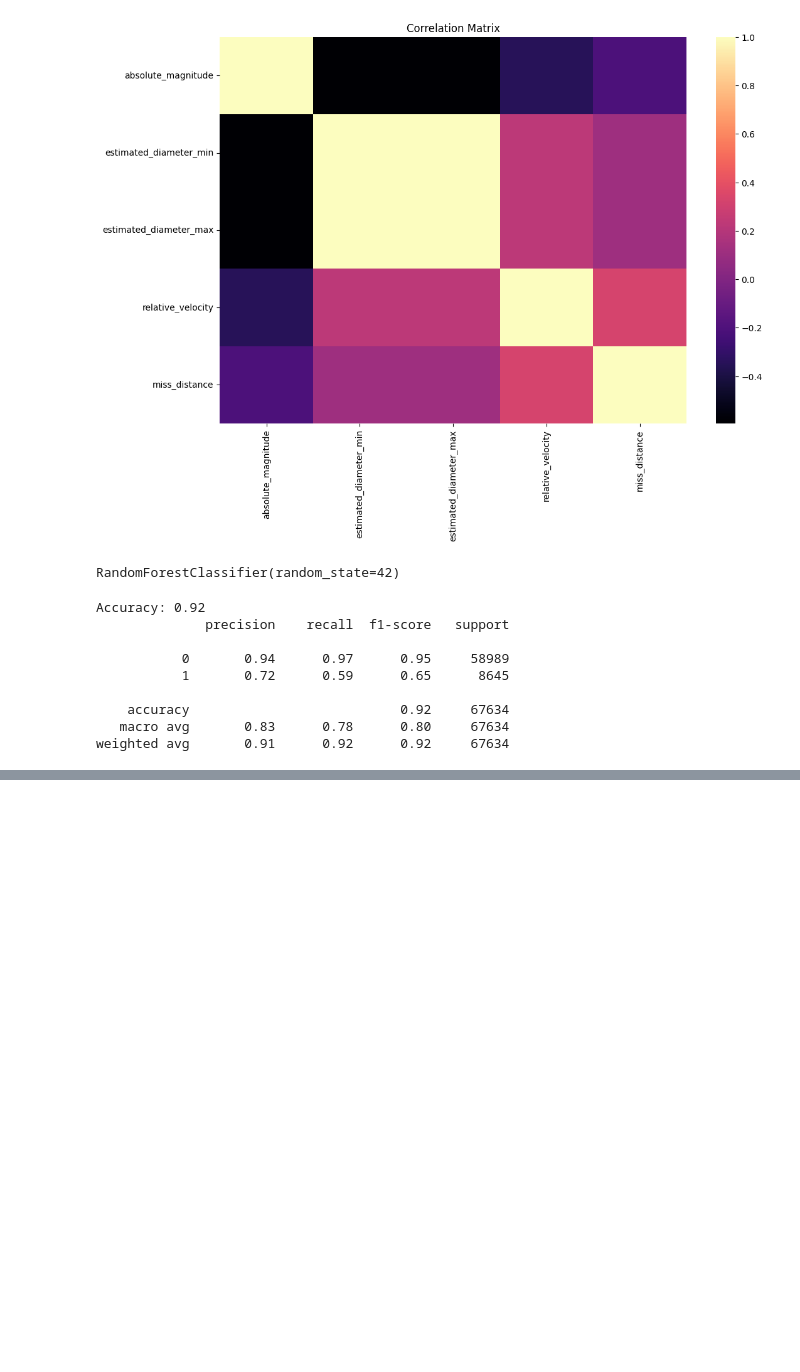
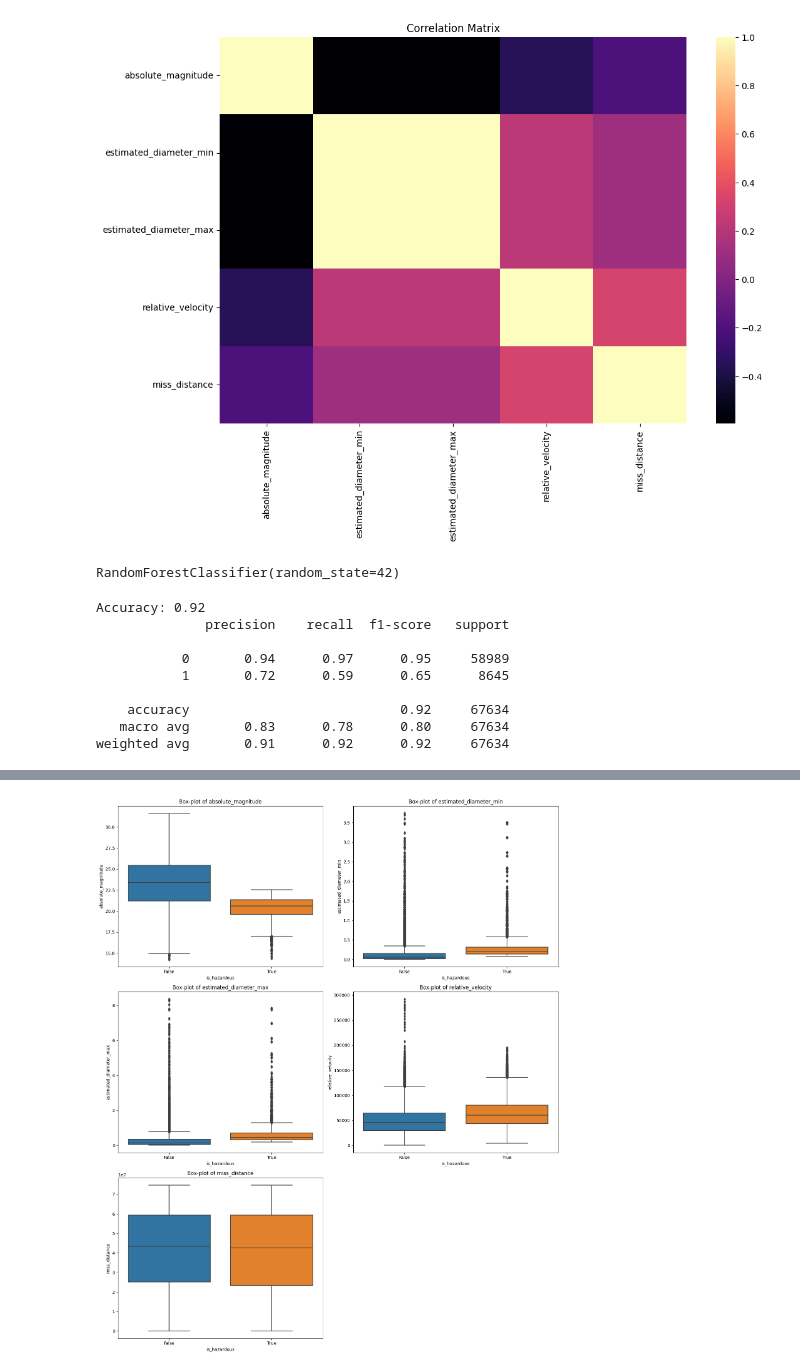
Before and after one commit to adityajha2005/SpaceObjectHazarddPrediction, a Jupyter notebook: Model/neo-hazards.ipynb, the cells around one changed output, grey strips where cells are left out. Drawn from its saved outputs; the diff is of its cells as text; code cells hidden in the pictures; blank space fills up the shorter version.

```diff
--- a/Model/neo-hazards.ipynb
+++ b/Model/neo-hazards.ipynb
@@ -218,0 +266,11 @@ weighted avg       0.91      0.92      0.92     67634
+# %%
+
+plt.figure(figsize=(15,18))
+for i,column in enumerate(feature_columns):
+    plt.subplot(3,2,i+1)
+    sns.boxplot(x=Target_column,y=column,data=data)
+    plt.title('Box-plot of {}'.format(column))
+plt.tight_layout()
+plt.show()
+# %% [output]
+[figure, added]
```
Also changed, not shown: parts of 9 cells of this notebook.
